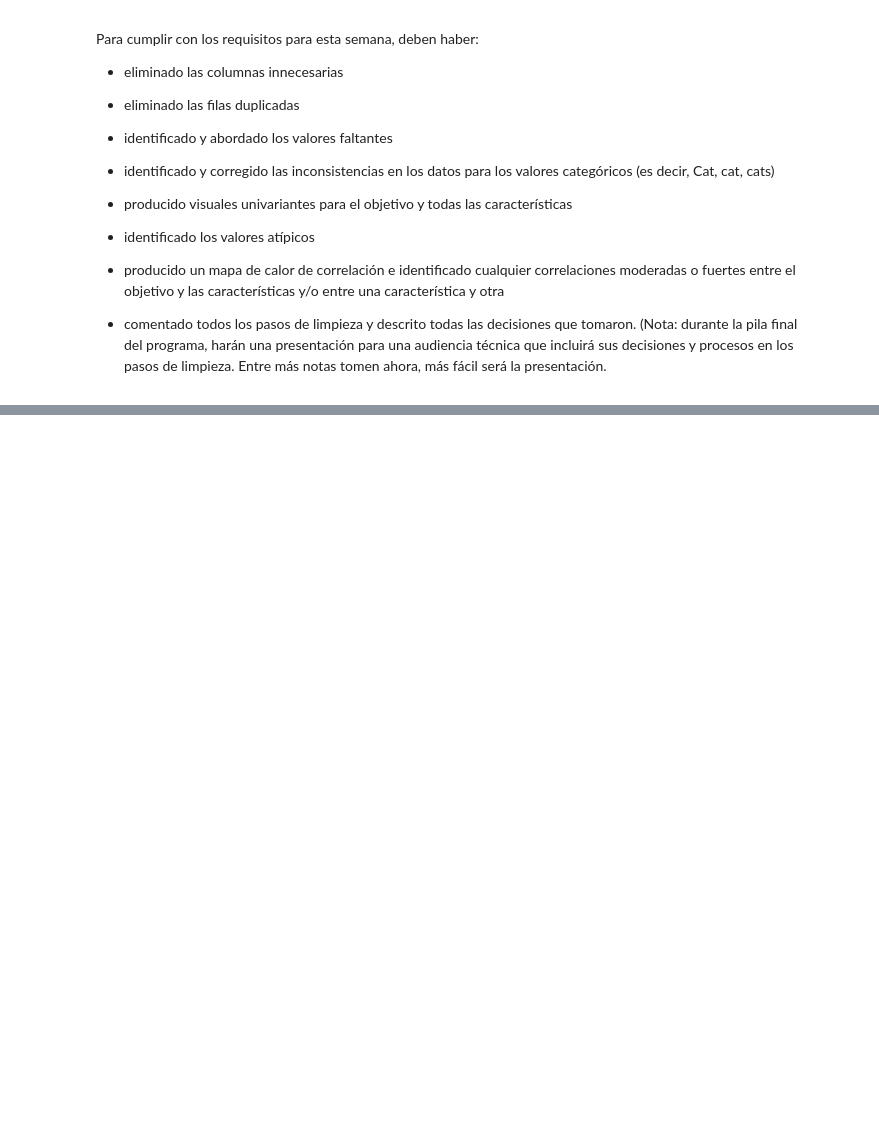
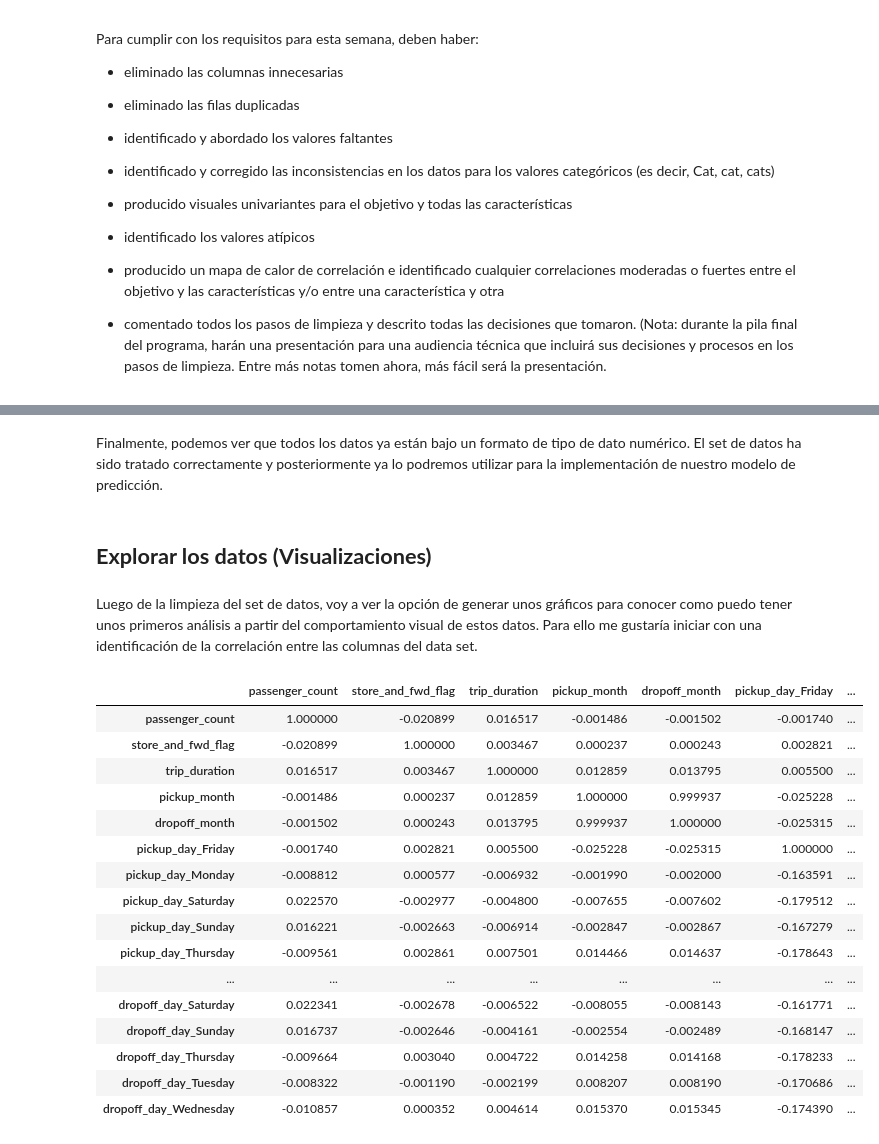
Before and after one commit to jcardonamde/datasets_ml, a Jupyter notebook: 03_datasets_ml.ipynb, the cells around one changed output, grey strips where cells are left out. Drawn from its saved outputs; the diff is of its cells as text; code cells hidden in the pictures; blank space fills up the shorter version.

Commit message:
Create from Colaboratory - Cleaning data

```diff
--- a/03_datasets_ml.ipynb
+++ b/03_datasets_ml.ipynb
@@ -291,0 +574,27 @@ Para cumplir con los requisitos para esta semana, deben haber:
+# %% [markdown]
+Finalmente, podemos ver que todos los datos ya están bajo un formato de tipo de dato numérico. El set de datos ha sido tratado correctamente y posteriormente ya lo podremos utilizar para la implementación de nuestro modelo de predicción.
+# %% [markdown]
+## **Explorar los datos (Visualizaciones)**
+# %% [markdown]
+Luego de la limpieza del set de datos, voy a ver la opción de generar unos gráficos para conocer como puedo tener unos primeros análisis a partir del comportamiento visual de estos datos. Para ello me gustaría iniciar con una identificación de la correlación entre las columnas del data set.
+# %%
+# Verificamos dentro del DataFrame la correlación entre sus columnas
+df.corr()
+# %% [output]
+|  | passenger_count | store_and_fwd_flag | trip_duration | pickup_month | dropoff_month | pickup_day_Friday | ... |
+| passenger_count | 1.000000 | -0.020899 | 0.016517 | -0.001486 | -0.001502 | -0.001740 | ... |
+| store_and_fwd_flag | -0.020899 | 1.000000 | 0.003467 | 0.000237 | 0.000243 | 0.002821 | ... |
+| trip_duration | 0.016517 | 0.003467 | 1.000000 | 0.012859 | 0.013795 | 0.005500 | ... |
+| pickup_month | -0.001486 | 0.000237 | 0.012859 | 1.000000 | 0.999937 | -0.025228 | ... |
+| dropoff_month | -0.001502 | 0.000243 | 0.013795 | 0.999937 | 1.000000 | -0.025315 | ... |
+| pickup_day_Friday | -0.001740 | 0.002821 | 0.005500 | -0.025228 | -0.025315 | 1.000000 | ... |
+| pickup_day_Monday | -0.008812 | 0.000577 | -0.006932 | -0.001990 | -0.002000 | -0.163591 | ... |
+| pickup_day_Saturday | 0.022570 | -0.002977 | -0.004800 | -0.007655 | -0.007602 | -0.179512 | ... |
+| pickup_day_Sunday | 0.016221 | -0.002663 | -0.006914 | -0.002847 | -0.002867 | -0.167279 | ... |
+| pickup_day_Thursday | -0.009561 | 0.002861 | 0.007501 | 0.014466 | 0.014637 | -0.178643 | ... |
+| ... | ... | ... | ... | ... | ... | ... | ... |
+| dropoff_day_Saturday | 0.022341 | -0.002678 | -0.006522 | -0.008055 | -0.008143 | -0.161771 | ... |
+| dropoff_day_Sunday | 0.016737 | -0.002646 | -0.004161 | -0.002554 | -0.002489 | -0.168147 | ... |
+| dropoff_day_Thursday | -0.009664 | 0.003040 | 0.004722 | 0.014258 | 0.014168 | -0.178233 | ... |
+| dropoff_day_Tuesday | -0.008322 | -0.001190 | -0.002199 | 0.008207 | 0.008190 | -0.170686 | ... |
+| dropoff_day_Wednesday | -0.010857 | 0.000352 | 0.004614 | 0.015370 | 0.015345 | -0.174390 | ... |
```
Also changed, not shown: parts of 41 cells of this notebook.
